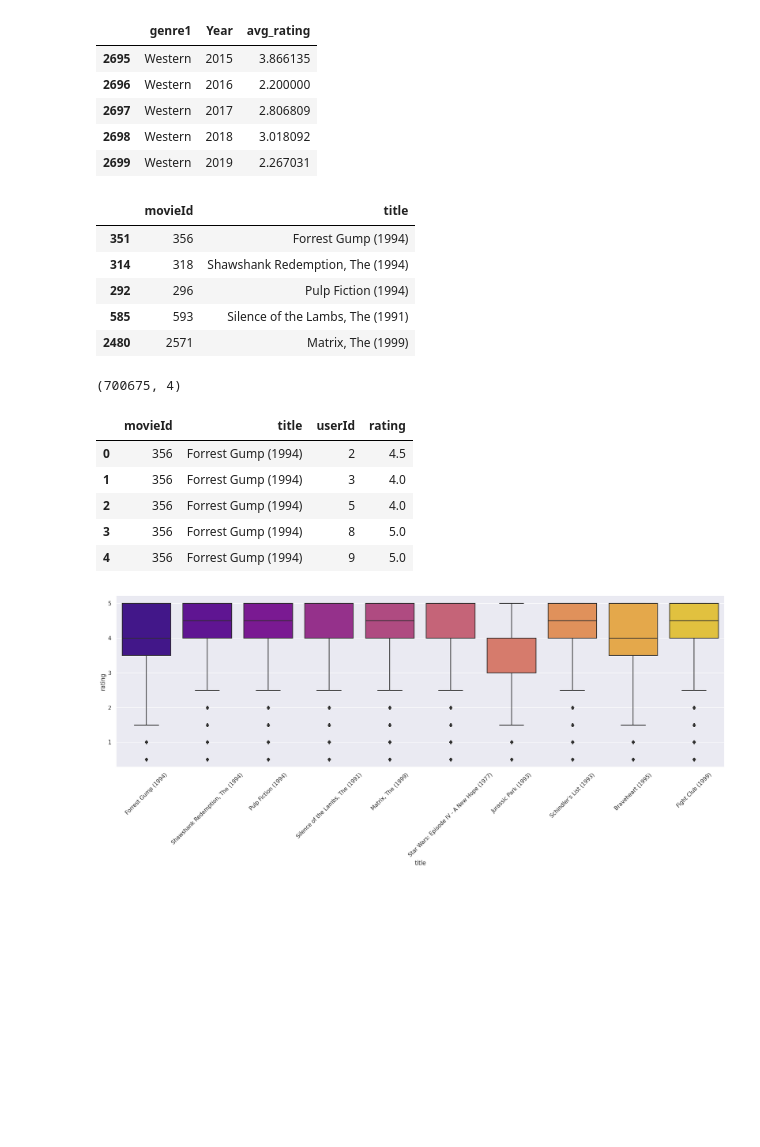
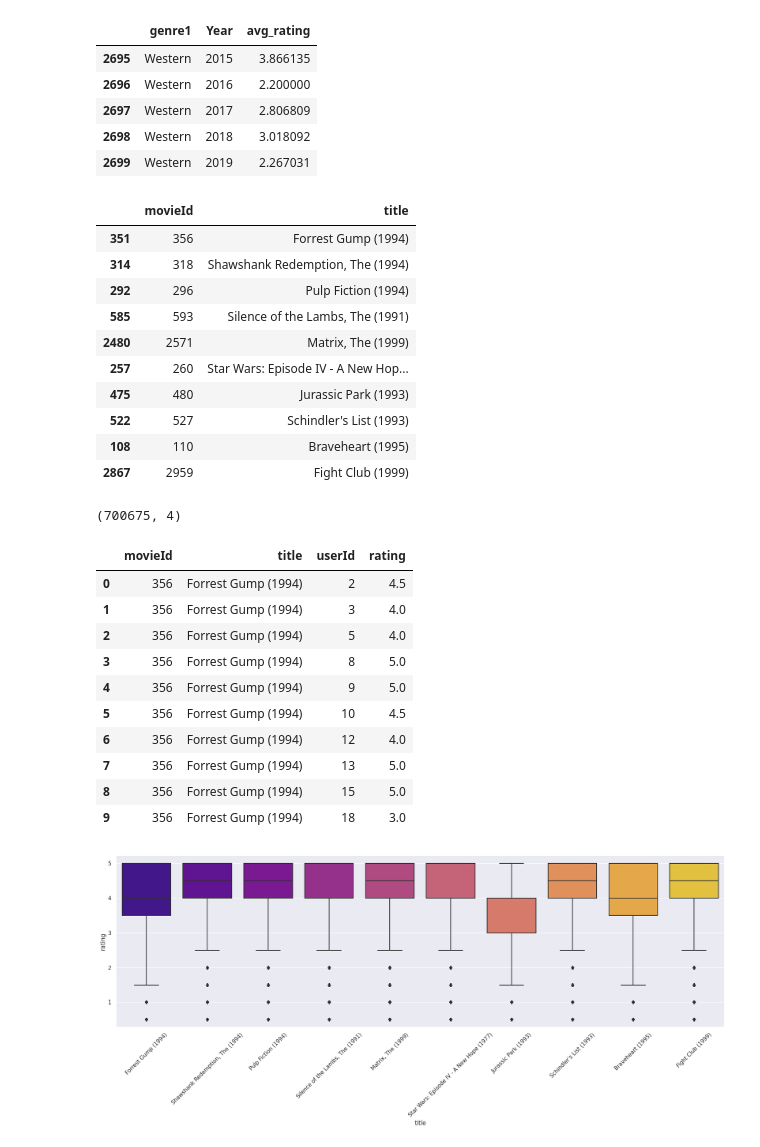
Before and after one commit to sreshu/MovieAnalysis, a Jupyter notebook: MovieLensAnalysis.ipynb, the cells around one changed output. Drawn from its saved outputs; the diff is of its cells as text; code cells hidden in the pictures; blank space fills up the shorter version.

```diff
--- a/MovieLensAnalysis.ipynb
+++ b/MovieLensAnalysis.ipynb
@@ -457,7 +459,7 @@ top10_mov = df3.sort_values(by=['rating_count'], ascending=False)
 top10_mov = top10_mov.head(10)
 cols = ['movieId', 'title']
 top10mov = top10_mov[cols]
-top10mov.head()
+top10mov.head(10)
 # %% [output]
 |  | movieId | title |
 | 351 | 356 | Forrest Gump (1994) |
@@ -465,6 +467,11 @@ top10mov.head()
 | 292 | 296 | Pulp Fiction (1994) |
 | 585 | 593 | Silence of the Lambs, The (1991) |
 | 2480 | 2571 | Matrix, The (1999) |
+| 257 | 260 | Star Wars: Episode IV - A New Hop... |
+| 475 | 480 | Jurassic Park (1993) |
+| 522 | 527 | Schindler's List (1993) |
+| 108 | 110 | Braveheart (1995) |
+| 2867 | 2959 | Fight Club (1999) |
 # %%
 
 
@@ -473,14 +480,19 @@ top10mov.shape
 # %% [output]
 (700675, 4)
 # %%
-top10mov.head()
+top10mov.head(10)
 # %% [output]
 |  | movieId | title | userId | rating |
 | 0 | 356 | Forrest Gump (1994) | 2 | 4.5 |
 | 1 | 356 | Forrest Gump (1994) | 3 | 4.0 |
 | 2 | 356 | Forrest Gump (1994) | 5 | 4.0 |
 | 3 | 356 | Forrest Gump (1994) | 8 | 5.0 |
 | 4 | 356 | Forrest Gump (1994) | 9 | 5.0 |
+| 5 | 356 | Forrest Gump (1994) | 10 | 4.5 |
+| 6 | 356 | Forrest Gump (1994) | 12 | 4.0 |
+| 7 | 356 | Forrest Gump (1994) | 13 | 5.0 |
+| 8 | 356 | Forrest Gump (1994) | 15 | 5.0 |
+| 9 | 356 | Forrest Gump (1994) | 18 | 3.0 |
 # %%
 sns.set(rc={'figure.figsize':(18, 8)})
 sns.boxplot(x='title', y='rating', data=top10mov, palette ='plasma')
```
Also changed, not shown: parts of 25 cells of this notebook.
